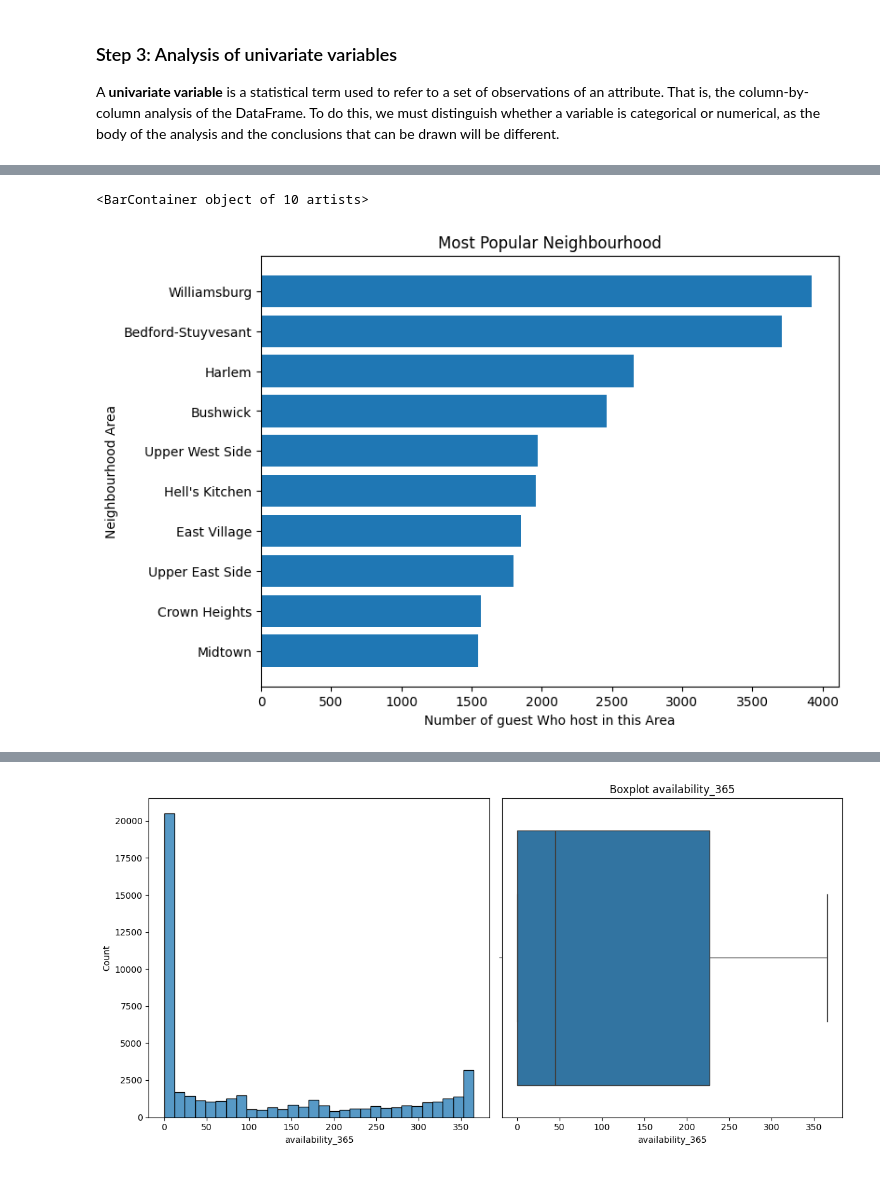
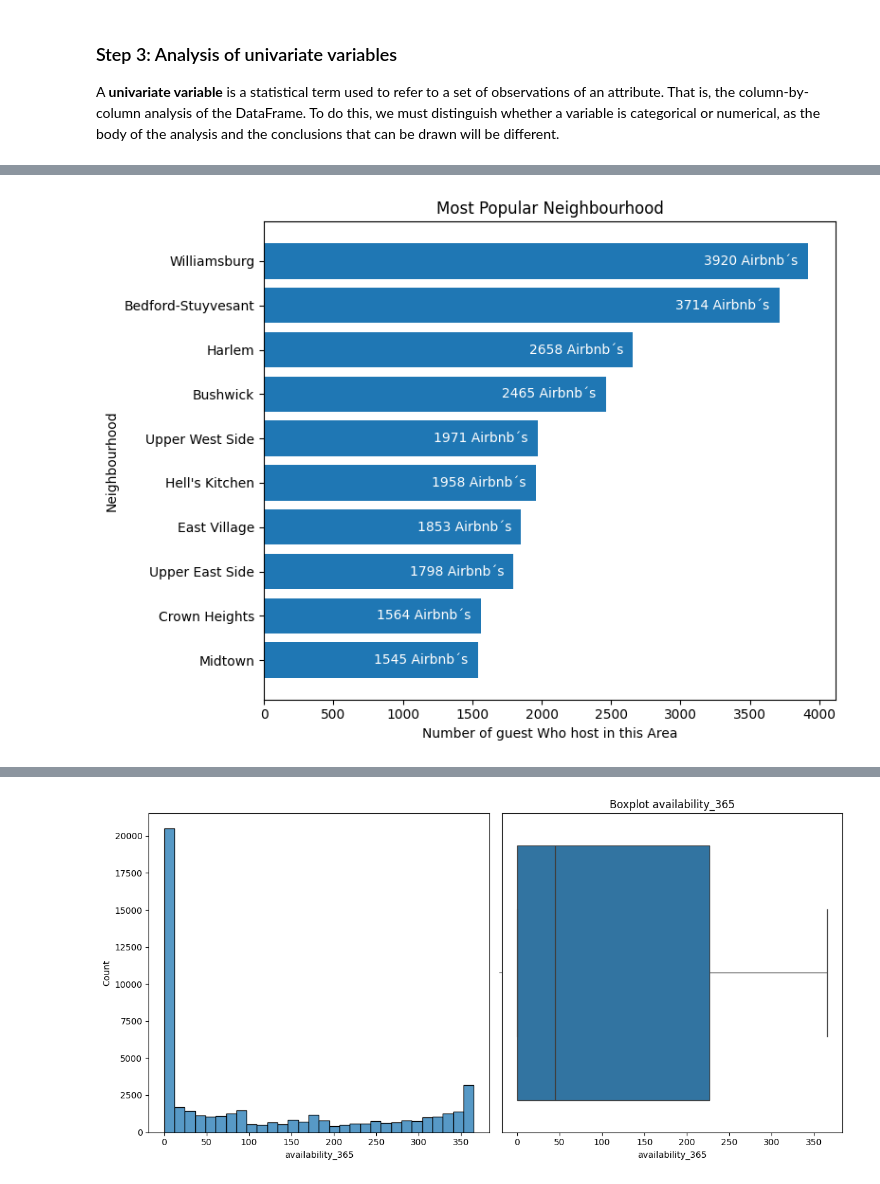
Before and after one commit to 4GeeksAcademy/fer-romerEDA, a Jupyter notebook: src/explore.ipynb, the cells around one changed output, grey strips where cells are left out. Drawn from its saved outputs; the diff is of its cells as text; code cells hidden in the pictures.

```diff
--- a/src/explore.ipynb
+++ b/src/explore.ipynb
@@ -242,16 +243,34 @@ Name: count, dtype: int64
 # %%
+# Get the top 10 neighborhoods by listing count
 data = AB_NYC_2019.neighbourhood.value_counts()[:10]
+
+# Figure size
 plt.figure(figsize=(8, 6))
-x = list(data.index)
-y = list(data.values)
+
+x = list(data.index) # Neighbourhoods Names
+y = list(data.values) # Neighbourhoods Counts
+
+# Reverse them for descending order
 x.reverse()
 y.reverse()
 
+# Title and Labels
 plt.title("Most Popular Neighbourhood")
-plt.ylabel("Neighbourhood Area")
+plt.ylabel("Neighbourhood")
 plt.xlabel("Number of guest Who host in this Area")
 
+# Horizontal bar chart
 plt.barh(x, y)
+
+# Add values in each bar
+for index, values in enumerate(y):
+    plt.text(values - 750, index, f'{values} Airbnb´s', color='white', va='center')
+
+
+# Adjust the layout
+plt.tight_layout()
+
+# Show the plot
+plt.show()
 # %% [output]
-<BarContainer object of 10 artists>
-[figure, old version]
+[figure, new version]
```
Also changed, not shown: parts of 8 cells of this notebook.
